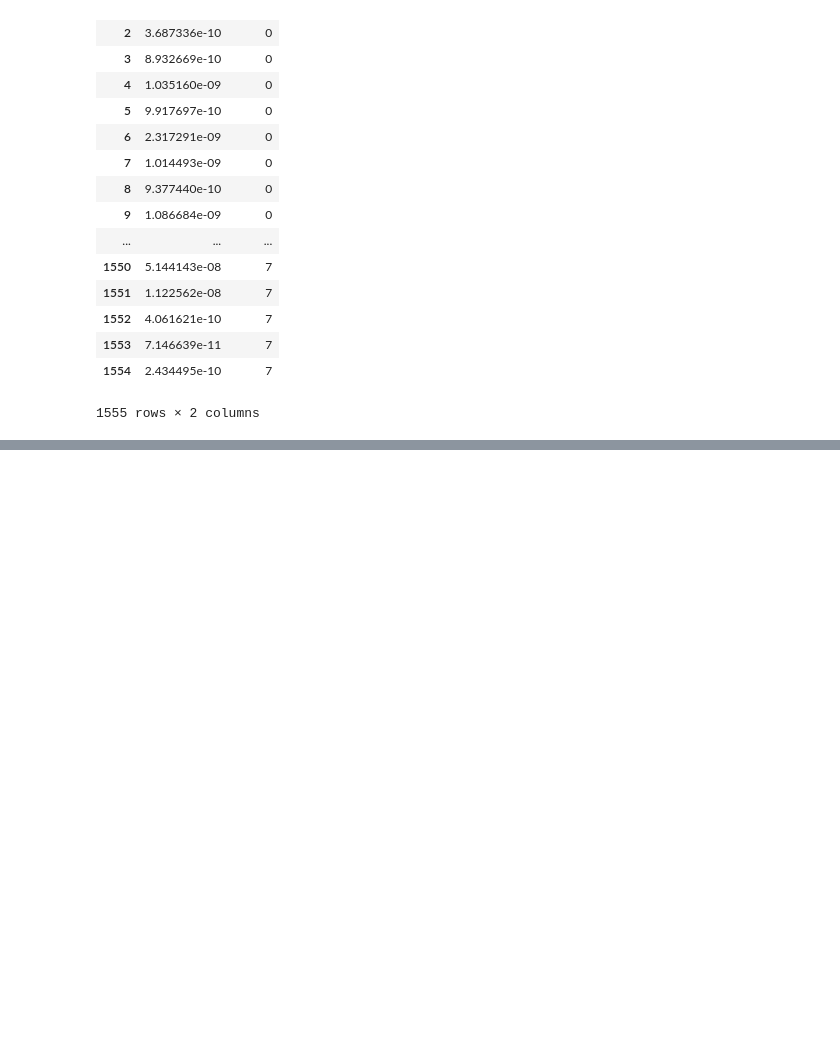
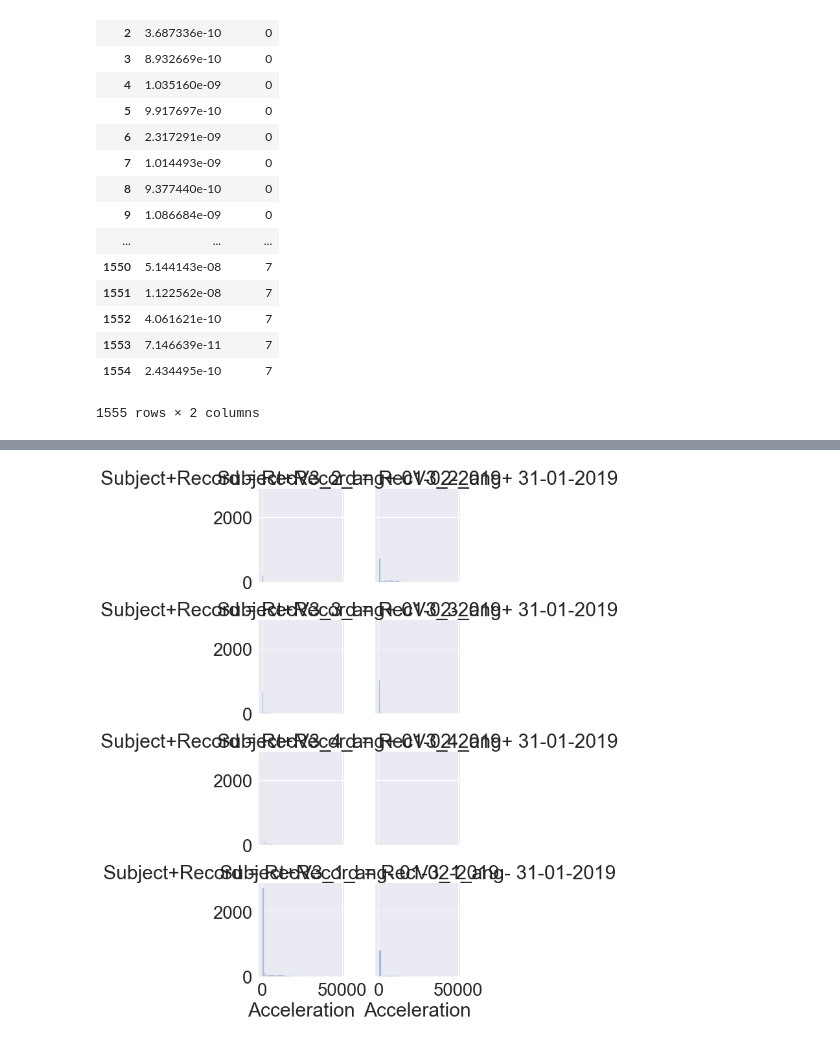
Before and after one commit to BasilMinkov/Jupyter-Notebooks, a Jupyter notebook: neuroscience/Lactate.ipynb, the cells around one changed output, grey strips where cells are left out. Drawn from its saved outputs; the diff is of its cells as text; code cells hidden in the pictures; blank space fills up the shorter version.

```diff
--- a/neuroscience/Lactate.ipynb
+++ b/neuroscience/Lactate.ipynb
@@ -297,0 +394,6 @@ for i in np.arange(8):
+# %%
+attend = sns.load_dataset("attention").query("subject <= 12")
+g = sns.FacetGrid(data, col="Subject+Record", col_wrap=2)
+g.map(sns.distplot, "Acceleration", kde=False);
+# %% [output]
+[figure, added]
```
Also changed, not shown: parts of 19 cells of this notebook, 1 other file.
